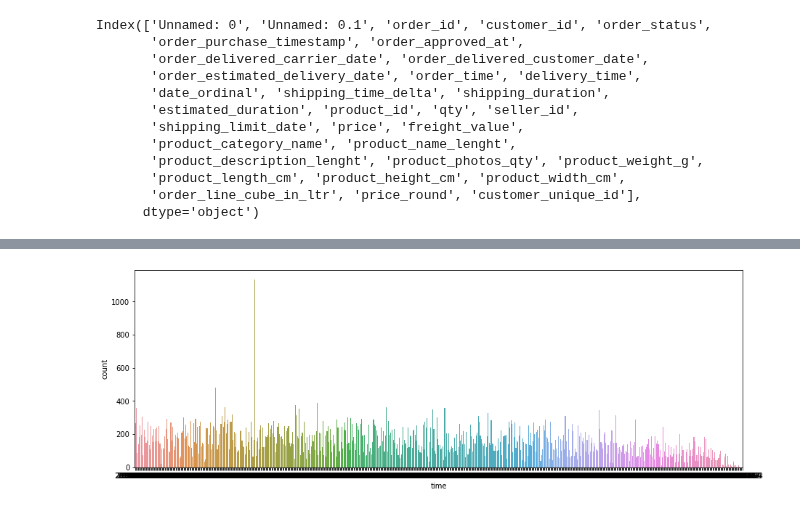
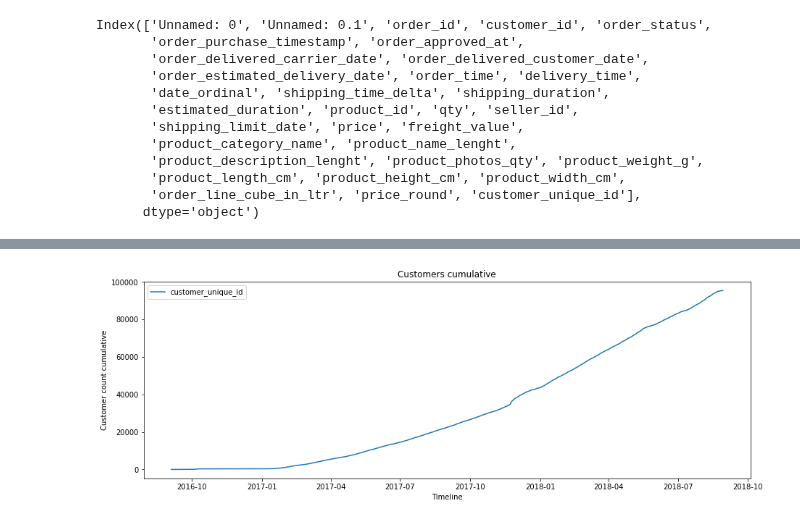
Before and after one commit to LarsTinnefeld/olist_ecom_analysis, a Jupyter notebook: 3 - Customer Segmentation/customer_segmentation.ipynb, the cells around one changed output, grey strips where cells are left out. Cells and saved outputs as stored; diff of their text form; code cells hidden in the pictures.

```diff
--- a/3 - Customer Segmentation/customer_segmentation.ipynb
+++ b/3 - Customer Segmentation/customer_segmentation.ipynb
@@ -249,6 +241,7 @@ df_customer_dly
-# %%
-plt.figure(figsize=(15,5))
-sns.countplot(x='order_purchase_timestamp', data=df_customer_dly);
-plt.xlabel('time');
-# %% [output]
-[figure, removed]
+# %%
+df_customer_dly.groupby('order_purchase_timestamp').count().cumsum().plot(figsize=(15,5))
+plt.title('Customers cumulative')
+plt.xlabel('Timeline')
+plt.ylabel('Customer count cumulative');
+# %% [output]
+[figure, added]
```
Also changed, not shown: parts of 33 cells of this notebook.
